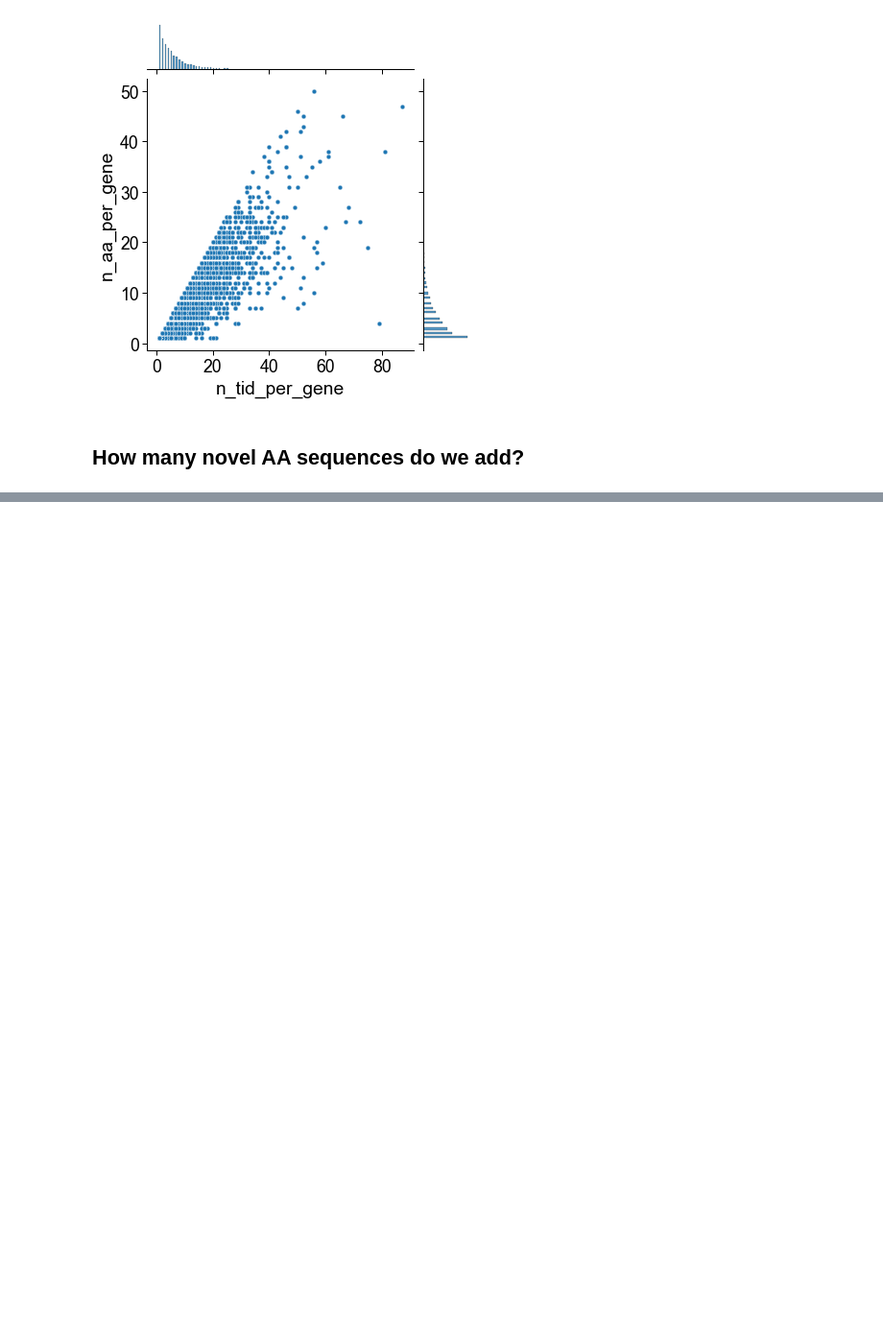
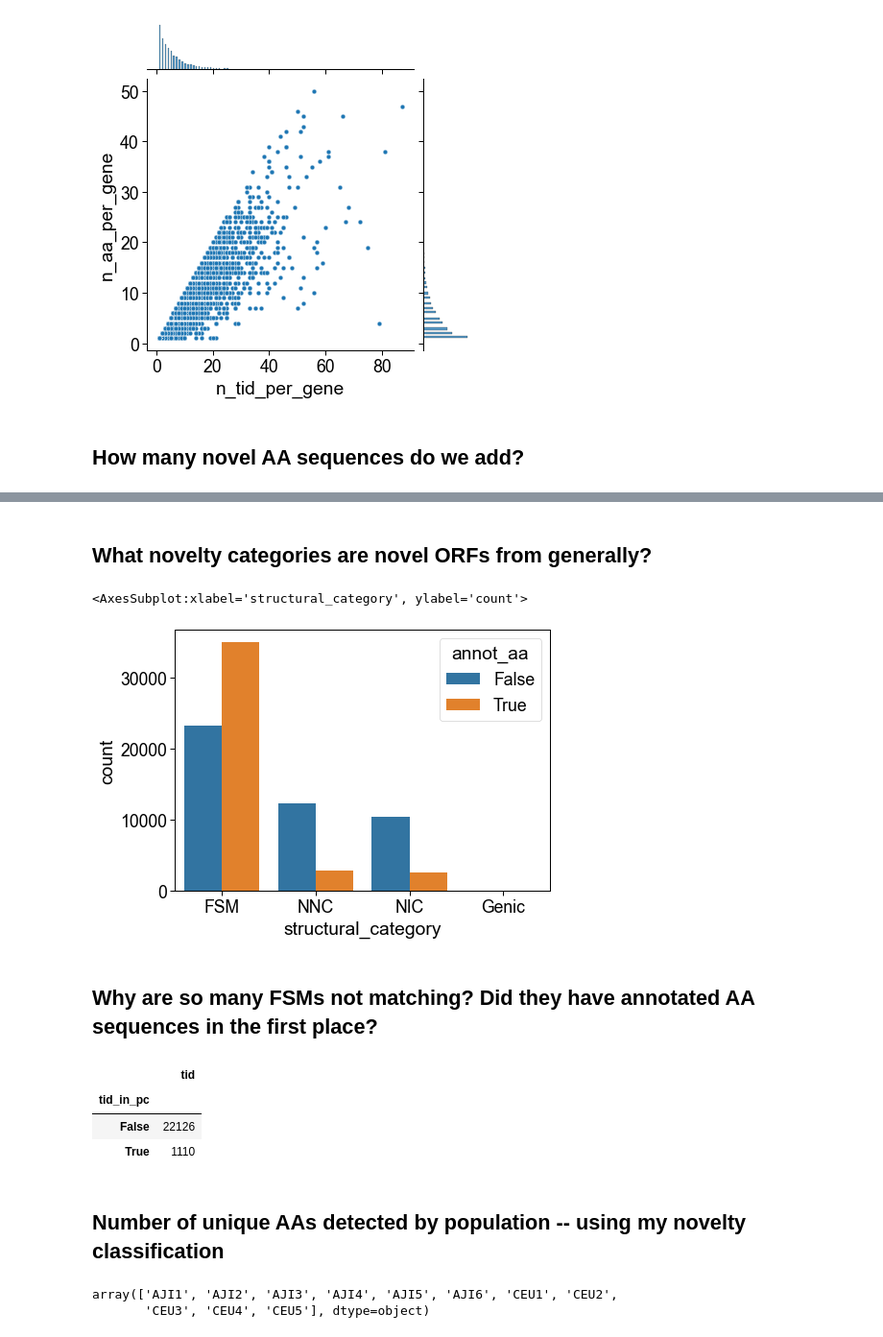
Before and after one commit to fairliereese/240903_pt, a Jupyter notebook: analysis/explore_orfs_aas.ipynb, the cells around one changed output, grey strips where cells are left out. Shown at 96% size. Cells and saved outputs as stored; diff of their text form; code cells hidden in the pictures; blank space fills up the shorter version.

```diff
--- a/analysis/explore_orfs_aas.ipynb
+++ b/analysis/explore_orfs_aas.ipynb
@@ -233,0 +240,16 @@ upsetplot.plot(temp, sort_by='cardinality', show_counts=True)
+# %% [markdown]
+## What novelty categories are novel ORFs from generally?
+# %%
+c_dict, order = get_novelty_colors()
+temp = p_df[['tid',  'structural_category',
+      'annot_aa']]
+# .groupby(['structural_category', 'annot_aa']).nunique().rename({'tid':'n_t'}, axis=1).reset_index()
+
+# g = sns.FacetGrid(temp, col='annot_aa')
+# g.map(sns.countplot, x='structural_category', palette=c_dict, order=order)
+sns.countplot(temp, hue='annot_aa', x='structural_category')
+# %% [output]
+<AxesSubplot:xlabel='structural_category', ylabel='count'>
+[figure, added]
+# %% [markdown]
+## Why are so many FSMs not matching? Did they have annotated AA sequences in the first place?
@@ -233,0 +270,13 @@ upsetplot.plot(temp, sort_by='cardinality', show_counts=True)
+# %%
+# things w/o a perfect match in the annotation
+# but that are FSMs
+temp = p_df.loc[(p_df.annot_aa==False)&\
+         (p_df.structural_category=='FSM')]
+temp['tid_in_pc'] = temp.tid.isin(ref_orfs.tid.tolist())
+
+temp[['tid', 'tid_in_pc']].groupby('tid_in_pc').nunique()
+# %% [output]
+|  | tid |
+| tid_in_pc |  |
+| False | 22126 |
+| True | 1110 |
@@ -233,0 +285,32 @@ upsetplot.plot(temp, sort_by='cardinality', show_counts=True)
+# %% [markdown]
+## Number of unique AAs detected by population -- using my novelty classification
+# %%
+meta = load_meta()
+meta = meta.loc[meta.merged_run_mode==True]
+sample_d = dict([(entry.cell_line_id, entry['sample']) \
+                 for ind, entry in meta.iterrows()])
+samples = [s for s in meta['sample'].tolist() if s in mt_df.columns]
+
+temp = mt_df[['isoform']+samples]
+temp.rename({'isoform': 'tid'}, axis=1, inplace=True)
+temp.set_index('tid', inplace=True)
+temp = temp.melt(ignore_index=False, var_name='sample', value_name='detected')
+
+# remove undetected things
+temp = temp.loc[temp.detected!=0]
+temp.reset_index(inplace=True)
+
+# merge in the gid_seq key and aa novelty status from p_df
+temp = temp.merge(p_df[['annot_aa', 'tid', 'aa_id']],
+                  how='inner', #limit to only the things we care about which are already in p_df
+                  on='tid')
+
+temp.drop(['detected', 'tid'], axis=1, inplace=True)
+temp = temp.groupby(['annot_aa', 'sample']).nunique().rename({'aa_id':'n_aa'}, axis=1).reset_index()
+temp['eur_noneur'] = 'Non-European'
+temp.loc[(temp['sample'].str.startswith('AJI'))|\
+         (temp['sample'].str.startswith('CEU')), 'eur_noneur'] = 'European'
+temp.loc[temp.eur_noneur=='European']['sample'].unique()
+# %% [output]
+array(['AJI1', 'AJI2', 'AJI3', 'AJI4', 'AJI5', 'AJI6', 'CEU1', 'CEU2',
+       'CEU3', 'CEU4', 'CEU5'], dtype=object)
```
Also changed, not shown: parts of 20 cells of this notebook, 2 other files.
